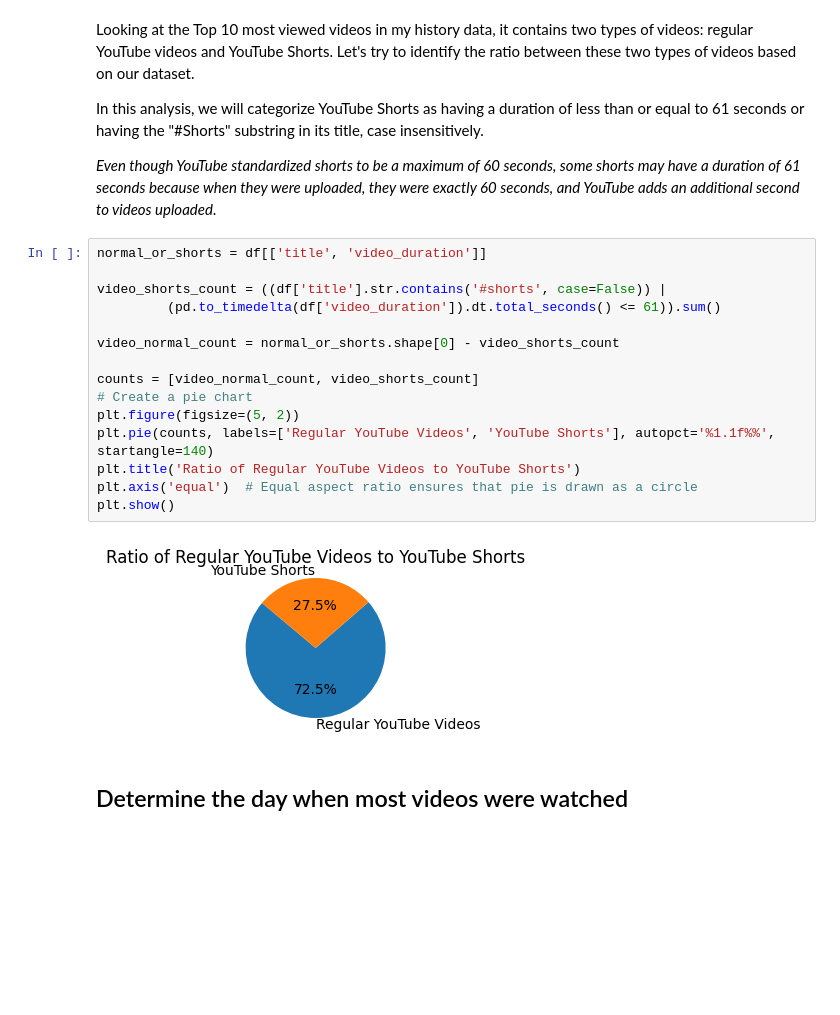
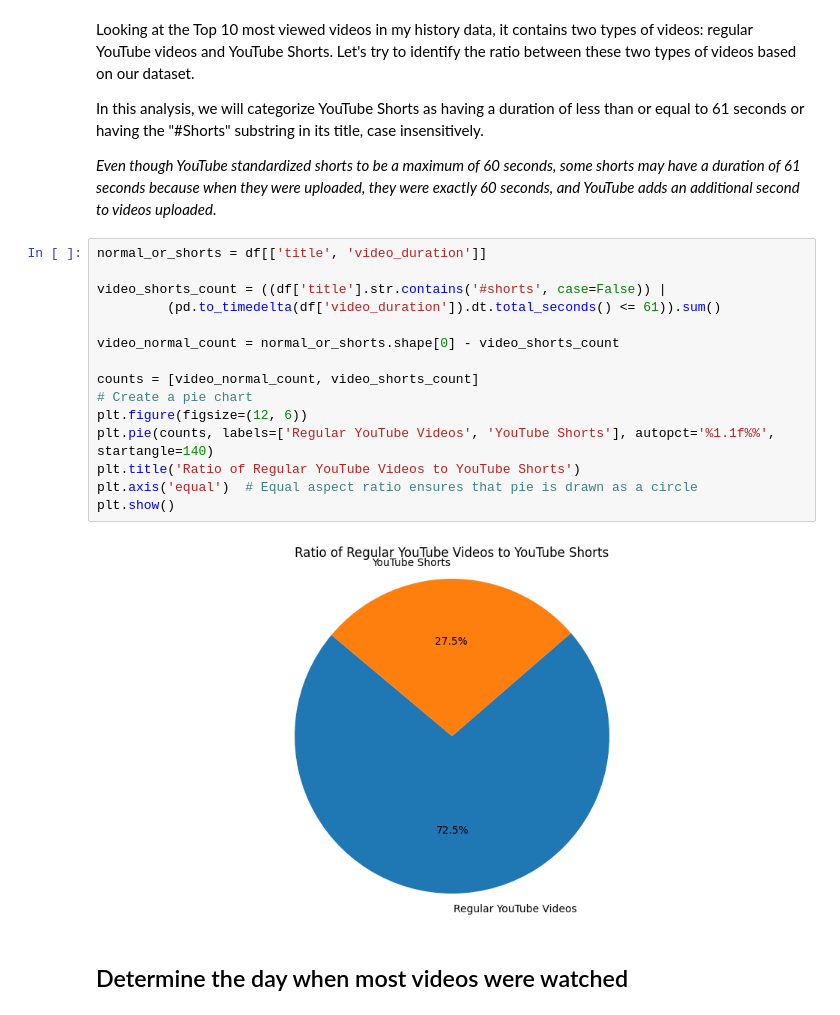
Before and after one commit to Johncarlodeveloper/YouTube-Watch-History-Data-to-CSV-file, a Jupyter notebook: perform_analysis.ipynb, the cells around one changed output. Drawn from its saved outputs; the diff is of its cells as text; blank space fills up the shorter version.

```diff
--- a/perform_analysis.ipynb
+++ b/perform_analysis.ipynb
@@ -797,20 +818,20 @@ In this analysis, we will categorize YouTube Shorts as having a duration of less
 # %%
 normal_or_shorts = df[['title', 'video_duration']]
 
 video_shorts_count = ((df['title'].str.contains('#shorts', case=False)) |
          (pd.to_timedelta(df['video_duration']).dt.total_seconds() <= 61)).sum()
 
 video_normal_count = normal_or_shorts.shape[0] - video_shorts_count
 
 counts = [video_normal_count, video_shorts_count]
 # Create a pie chart
-plt.figure(figsize=(5, 2))
+plt.figure(figsize=(12, 6))
 plt.pie(counts, labels=['Regular YouTube Videos', 'YouTube Shorts'], autopct='%1.1f%%', startangle=140)
 plt.title('Ratio of Regular YouTube Videos to YouTube Shorts')
 plt.axis('equal')  # Equal aspect ratio ensures that pie is drawn as a circle
 plt.show()
 # %% [output]
-[figure, old version]
+[figure, new version]
 # %% [markdown]
 ## Determine the day when most videos were watched
 # %%
```
Also changed, not shown: parts of 14 cells of this notebook.
